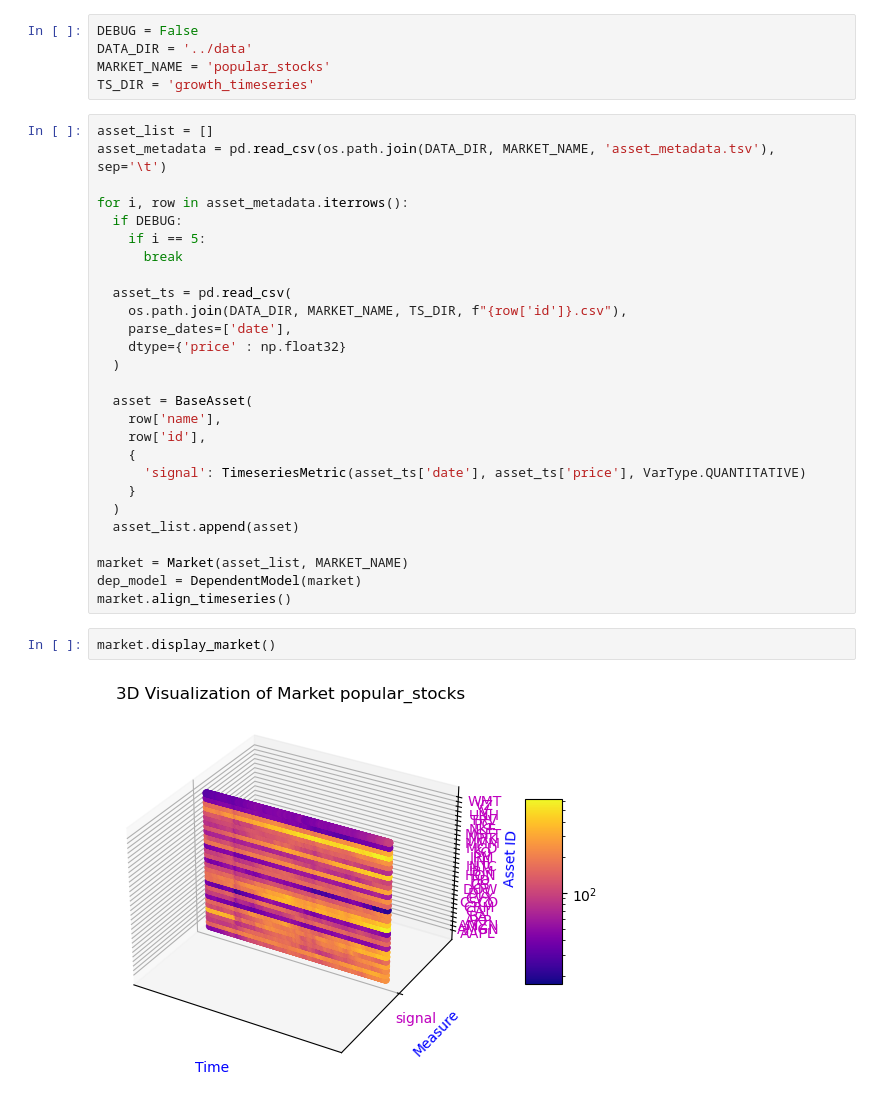
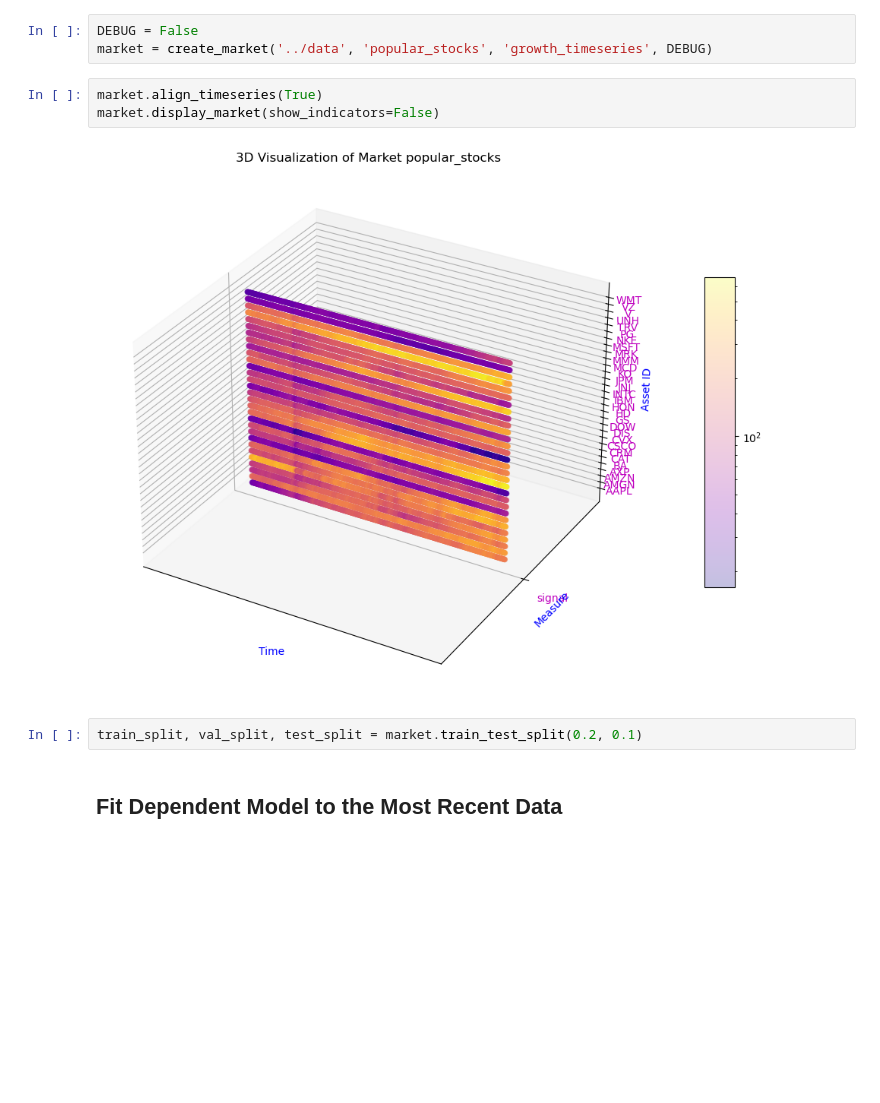
Before and after one commit to Krishna-Saxena/market-modeling, a Jupyter notebook: examples/dep_model.ipynb, the cells around one changed output. Saved outputs shown, nothing was run; the diff lists cells and outputs as text; blank space fills up the shorter version.

```diff
--- a/examples/dep_model.ipynb
+++ b/examples/dep_model.ipynb
@@ -27,37 +18,13 @@ from matplotlib.colors import TwoSlopeNorm, Normalize
-# %%
-DEBUG = False
-DATA_DIR = '../data'
-MARKET_NAME = 'popular_stocks'
-TS_DIR = 'growth_timeseries'
 # %%
-asset_list = []
-asset_metadata = pd.read_csv(os.path.join(DATA_DIR, MARKET_NAME, 'asset_metadata.tsv'), sep='\t')
-
-for i, row in asset_metadata.iterrows():
-  if DEBUG:
-    if i == 5:
-      break
-
-  asset_ts = pd.read_csv(
-    os.path.join(DATA_DIR, MARKET_NAME, TS_DIR, f"{row['id']}.csv"),
-    parse_dates=['date'],
-    dtype={'price' : np.float32}
-  )
-
-  asset = BaseAsset(
-    row['name'],
-    row['id'],
-    {
-      'signal': TimeseriesMetric(asset_ts['date'], asset_ts['price'], VarType.QUANTITATIVE)
-    }
-  )
-  asset_list.append(asset)
-
-market = Market(asset_list, MARKET_NAME)
-dep_model = DependentModel(market)
-market.align_timeseries()
+DEBUG = False
+market = create_market('../data', 'popular_stocks', 'growth_timeseries', DEBUG)
 # %%
-market.display_market()
+market.align_timeseries(True)
+market.display_market(show_indicators=False)
 # %% [output]
-[figure, old version]
+[figure, new version]
+# %%
+train_split, val_split, test_split = market.train_test_split(0.2, 0.1)
+# %% [markdown]
+## Fit Dependent Model to the Most Recent Data
 # %%
```
Also changed, not shown: parts of 11 cells of this notebook, 25 other files.
